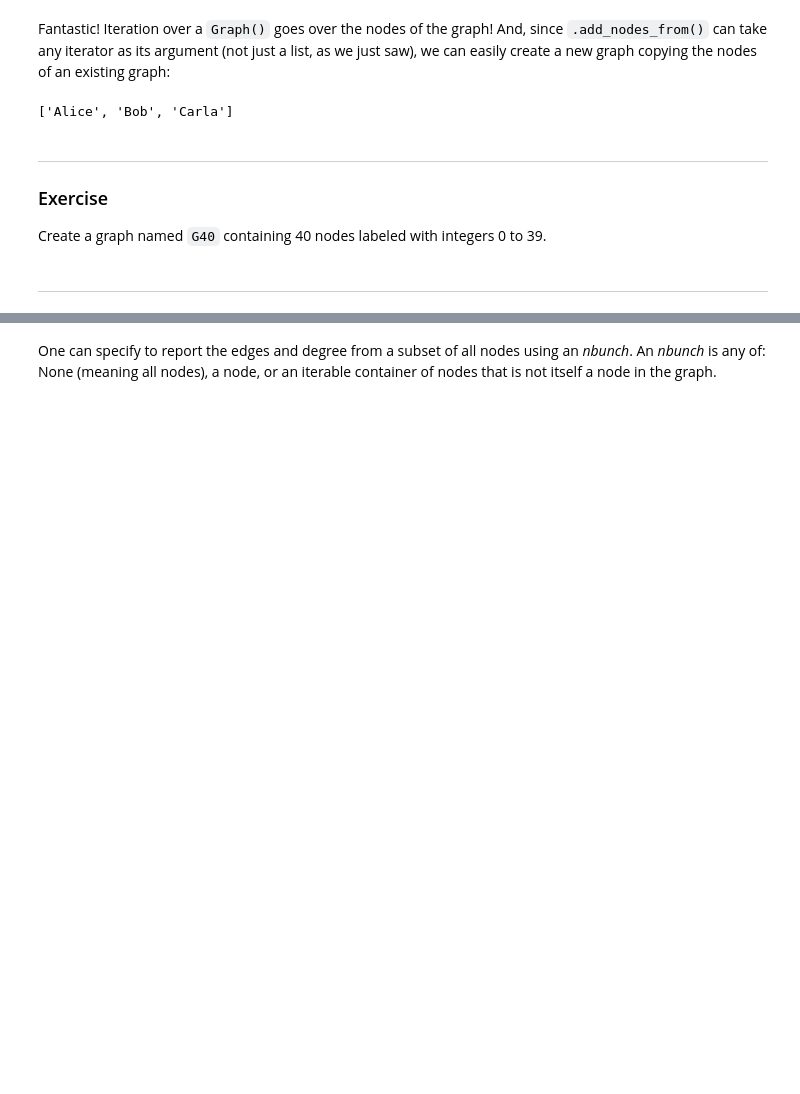
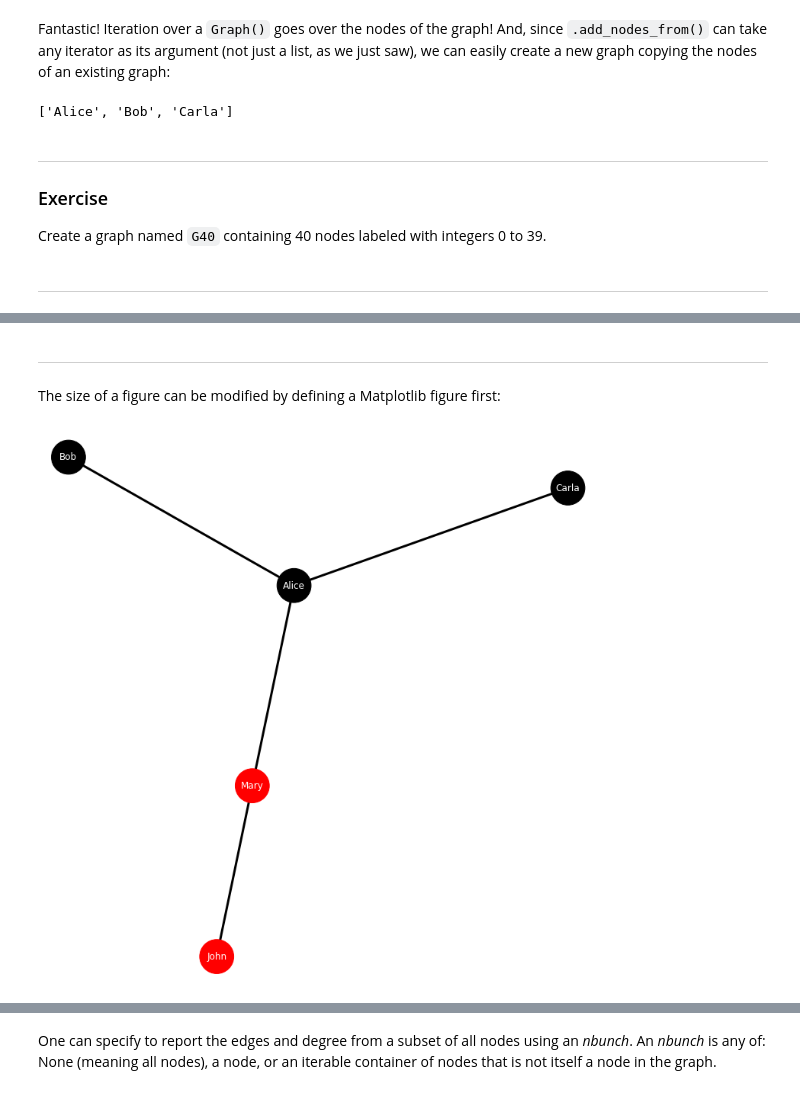
Before and after one commit to seeslab/ComputationalBiology, a Jupyter notebook: Session 3/Session 3 - Networks and proteins.ipynb, the cells around one changed output, grey strips where cells are left out. Saved outputs shown, nothing was run; the diff lists cells and outputs as text; code cells hidden in the pictures; blank space fills up the shorter version.

```diff
--- a/Session 3/Session 3 - Networks and proteins.ipynb
+++ b/Session 3/Session 3 - Networks and proteins.ipynb
@@ -175,0 +187,10 @@ G.degree[1]  # the number of edges incident to 1
+# %% [markdown]
+***
+
+The size of a figure can be modified by defining a Matplotlib figure first:
+# %%
+plt.figure(figsize=(10, 10))
+nx.draw(G, with_labels=True, font_color='white', node_color=colors, node_size=2000, width=3)
+plt.show()
+# %% [output]
+[figure, added]
```
Also changed, not shown: parts of 125 cells of this notebook.
